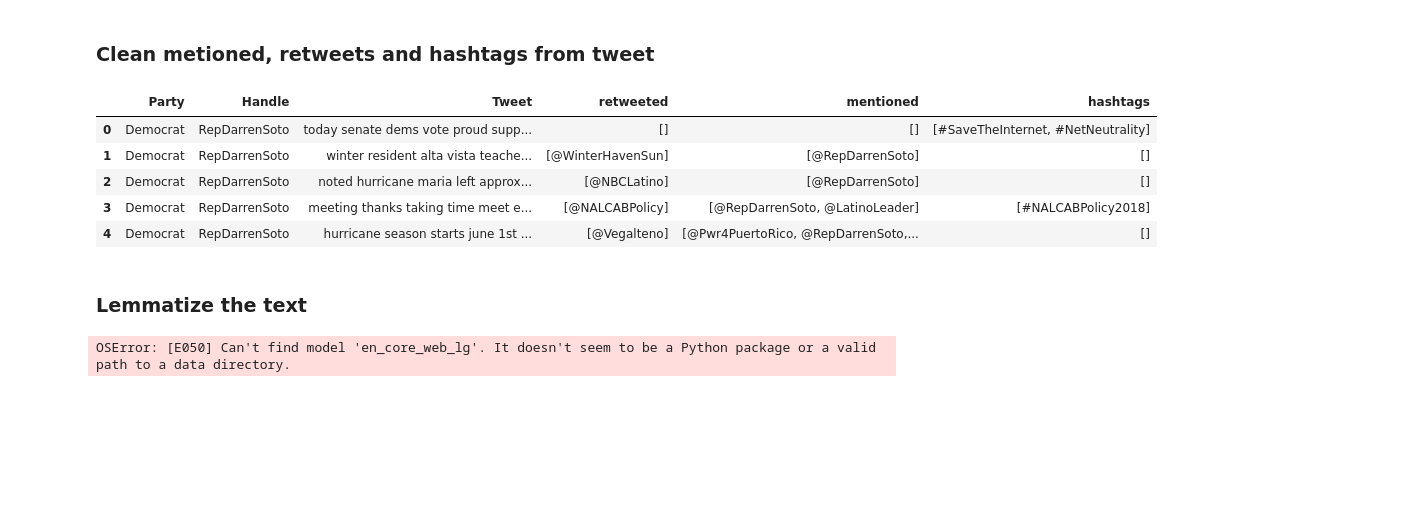
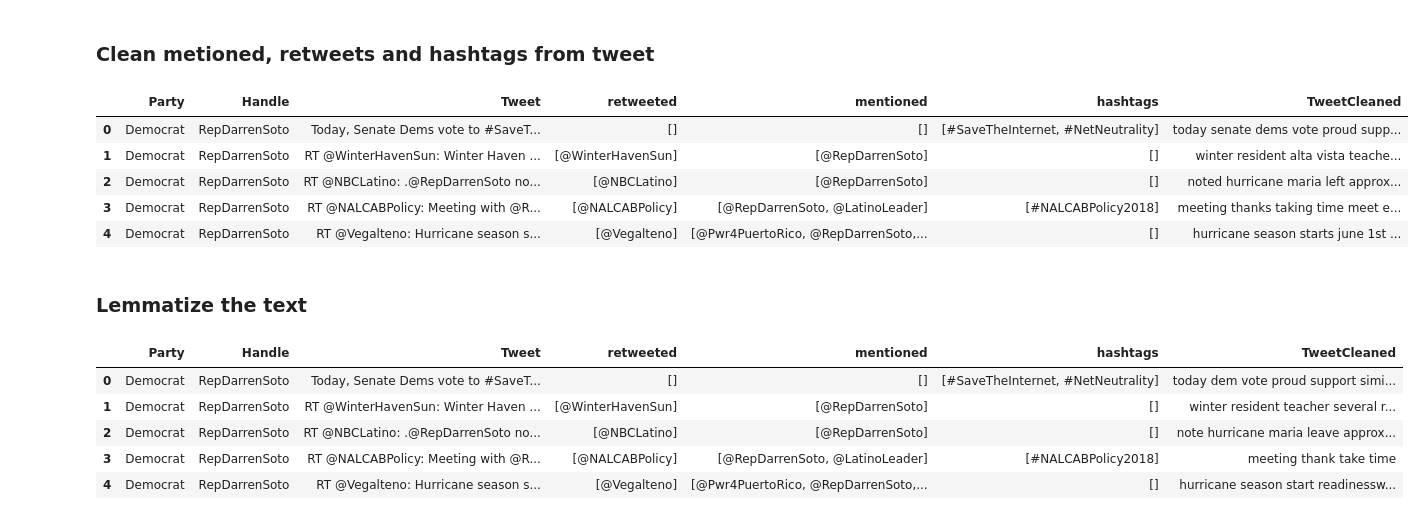
Before and after one commit to Lennart97/nlp_project, a Jupyter notebook: problem-solution.ipynb, the cells around one changed output. Cells and saved outputs as stored; diff of their text form; code cells hidden in the pictures; blank space fills up the shorter version.

Commit message:
First draft lda model

```diff
--- a/problem-solution.ipynb
+++ b/problem-solution.ipynb
@@ -76,58 +76,60 @@ stop_words = stopwords.words('english')
 stop_words.append("rt")
 
 def clean_retweeted(tweet):
     '''This function will extract the twitter handles of retweed people'''
     return re.sub('(?<=RT\\s)(@[A-Za-z]+[A-Za-z0-9-_]+)', '', tweet)
 
 def clean_mentioned(tweet):
     '''This function will extract the twitter handles of people mentioned in the tweet'''
     return re.sub('(?<!RT\\s)(@[A-Za-z]+[A-Za-z0-9-_]+)', '', tweet)
 
 def clean_hashtags(tweet):
     '''This function will extract hashtags'''
     return re.sub('(#[A-Za-z]+[A-Za-z0-9-_]+)', '', tweet)
 
 def clean(tweet):
     # Remove mentions, retweets and hashtags
     tweet = clean_hashtags(tweet)
     tweet = clean_mentioned(tweet)
     tweet = clean_retweeted(tweet)
     tweet = tweet.lower()
     # Remove punctuation
     tweet = re.sub("[\\.,;:!/\\?]*", "", tweet)
     # Remove stop words
     tweet = ' '.join([word for word in tweet.split(' ') if not word in stop_words])
     # Remove multiple spaces
     tweet = re.sub("\\s+", " ", tweet)
     return tweet
 
-df['Tweet'] = df['Tweet'].apply(clean)
+df['TweetCleaned'] = df['Tweet'].apply(clean)
 df.head()
 # %% [output]
-|  | Party | Handle | Tweet | retweeted | mentioned | hashtags |
-| 0 | Democrat | RepDarrenSoto | today senate dems vote proud supp... | [] | [] | [#SaveTheInternet, #NetNeutrality] |
-| 1 | Democrat | RepDarrenSoto | winter resident alta vista teache... | [@WinterHavenSun] | [@RepDarrenSoto] | [] |
-| 2 | Democrat | RepDarrenSoto | noted hurricane maria left approx... | [@NBCLatino] | [@RepDarrenSoto] | [] |
-| 3 | Democrat | RepDarrenSoto | meeting thanks taking time meet e... | [@NALCABPolicy] | [@RepDarrenSoto, @LatinoLeader] | [#NALCABPolicy2018] |
-| 4 | Democrat | RepDarrenSoto | hurricane season starts june 1st ... | [@Vegalteno] | [@Pwr4PuertoRico, @RepDarrenSoto,... | [] |
+|  | Party | Handle | Tweet | retweeted | mentioned | hashtags | TweetCleaned |
+| 0 | Democrat | RepDarrenSoto | Today, Senate Dems vote to #SaveT... | [] | [] | [#SaveTheInternet, #NetNeutrality] | today senate dems vote proud supp... |
+| 1 | Democrat | RepDarrenSoto | RT @WinterHavenSun: Winter Haven ... | [@WinterHavenSun] | [@RepDarrenSoto] | [] | winter resident alta vista teache... |
+| 2 | Democrat | RepDarrenSoto | RT @NBCLatino: .@RepDarrenSoto no... | [@NBCLatino] | [@RepDarrenSoto] | [] | noted hurricane maria left approx... |
+| 3 | Democrat | RepDarrenSoto | RT @NALCABPolicy: Meeting with @R... | [@NALCABPolicy] | [@RepDarrenSoto, @LatinoLeader] | [#NALCABPolicy2018] | meeting thanks taking time meet e... |
+| 4 | Democrat | RepDarrenSoto | RT @Vegalteno: Hurricane season s... | [@Vegalteno] | [@Pwr4PuertoRico, @RepDarrenSoto,... | [] | hurricane season starts june 1st ... |
 # %% [markdown]
 ### Lemmatize the text
 # %%
-nlp = spacy.load("en_core_web_lg", disable=["parser", "ner"])
+nlp = spacy.load("en_core_web_sm", disable=["parser", "ner"])
 
-def lemmatization(text, allowed_postags=["NOUN", "ADJ", "VERB", "ADV"]):
-    texts_out = []
-    doc = nlp(text)
+def lemmatization(tweet, allowed_postags=["NOUN", "ADJ", "VERB", "ADV"]):
+    doc = nlp(tweet)
     new_text = []
     for token in doc:
         if token.pos_ in allowed_postags:
             new_text.append(token.lemma_)
     final = " ".join(new_text)
-    texts_out.append(final)
-    return texts_out
+    return final
 
-def gen_words(tweet):
-    # Use gensims simple simple_preprocess to remove accents, lowercase and tokenize
-    return gensim.utils.simple_preprocess(tweet, deacc=True)
+df['TweetCleaned'] = df['TweetCleaned'].apply(lemmatization)
+df.head()
 # %% [output]
-OSError: [E050] Can't find model 'en_core_web_lg'. It doesn't seem to be a Python package or a valid path to a data directory.
+|  | Party | Handle | Tweet | retweeted | mentioned | hashtags | TweetCleaned |
+| 0 | Democrat | RepDarrenSoto | Today, Senate Dems vote to #SaveT... | [] | [] | [#SaveTheInternet, #NetNeutrality] | today dem vote proud support simi... |
+| 1 | Democrat | RepDarrenSoto | RT @WinterHavenSun: Winter Haven ... | [@WinterHavenSun] | [@RepDarrenSoto] | [] | winter resident teacher several r... |
+| 2 | Democrat | RepDarrenSoto | RT @NBCLatino: .@RepDarrenSoto no... | [@NBCLatino] | [@RepDarrenSoto] | [] | note hurricane maria leave approx... |
+| 3 | Democrat | RepDarrenSoto | RT @NALCABPolicy: Meeting with @R... | [@NALCABPolicy] | [@RepDarrenSoto, @LatinoLeader] | [#NALCABPolicy2018] | meeting thank take time |
+| 4 | Democrat | RepDarrenSoto | RT @Vegalteno: Hurricane season s... | [@Vegalteno] | [@Pwr4PuertoRico, @RepDarrenSoto,... | [] | hurricane season start readinessw... |
```
Also changed, not shown: parts of 7 cells of this notebook.
